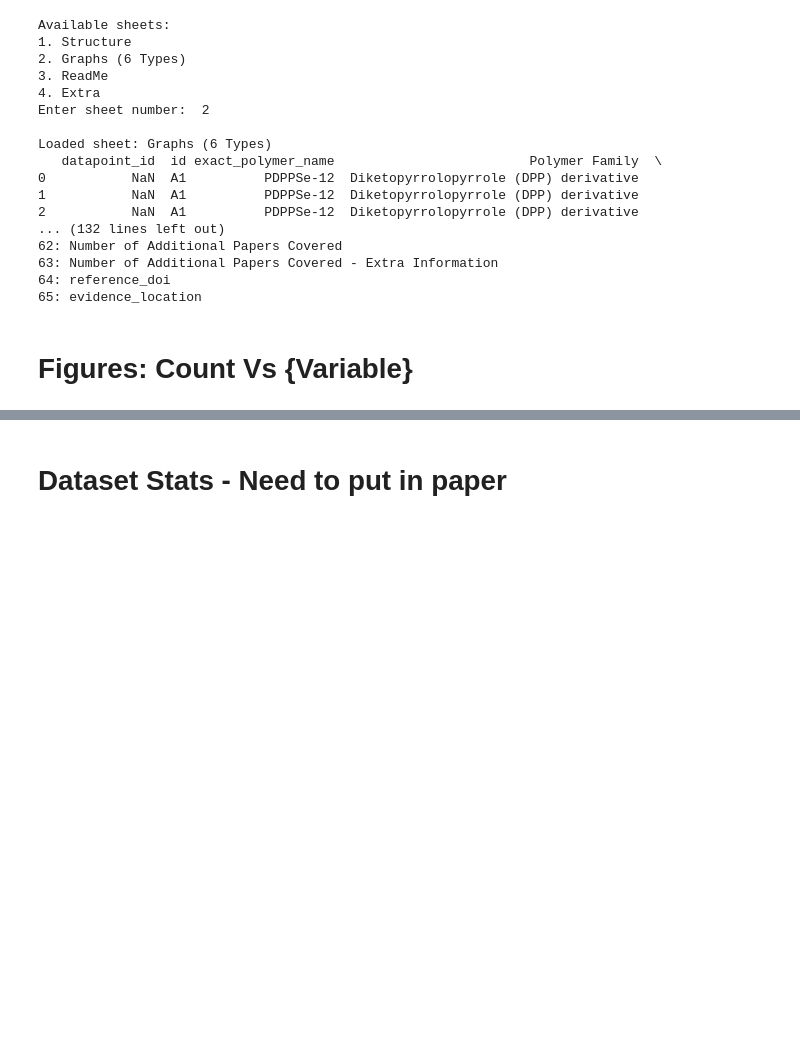
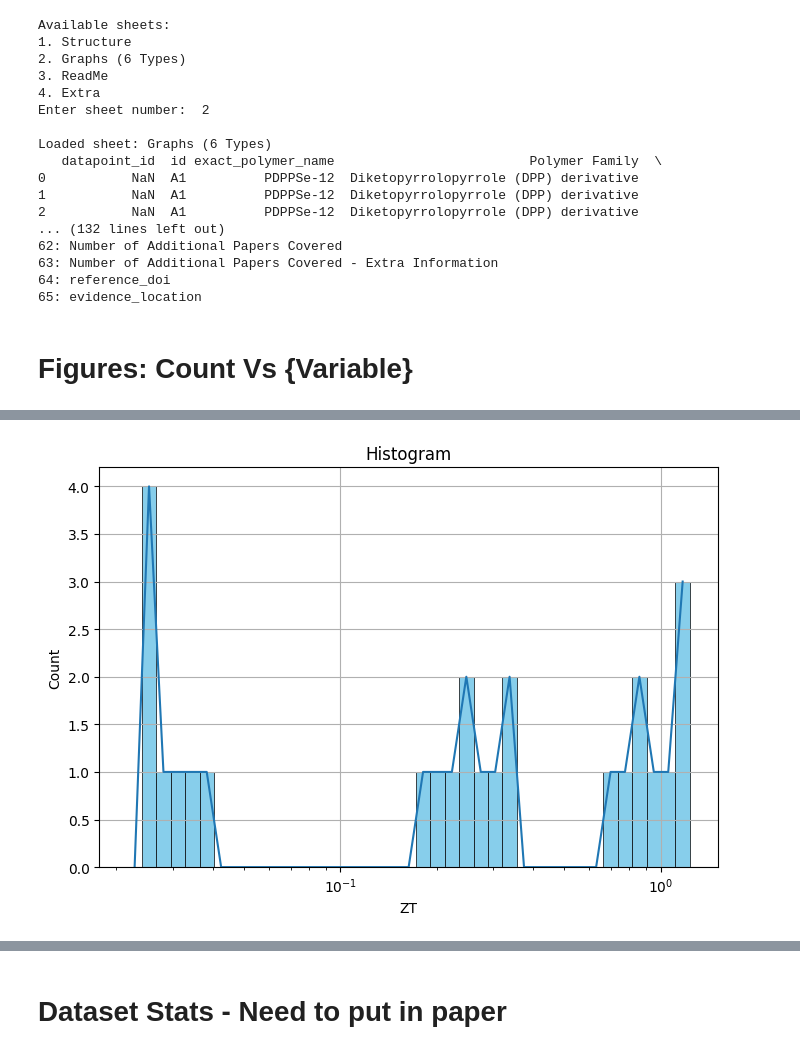
Before and after one commit to kasif1234/Qatar-Environment-and-Energy-Research-Institute-Internship-Work-, a Jupyter notebook: Scalable_Work/Scalable_Dataset_Analysis.ipynb, the cells around one changed output, grey strips where cells are left out. Drawn from its saved outputs; the diff is of its cells as text; code cells hidden in the pictures; blank space fills up the shorter version.

```diff
--- a/Scalable_Work/Scalable_Dataset_Analysis.ipynb
+++ b/Scalable_Work/Scalable_Dataset_Analysis.ipynb
@@ -106,0 +187,40 @@ plt.show()
+# %%
+# Count Vs ZT
+
+
+import matplotlib.pyplot as plt
+import numpy as np
+import pandas as pd
+
+col_name = column_dict[46]
+x = pd.to_numeric(df[col_name], errors='coerce')
+x = x.replace([np.inf, -np.inf], np.nan).dropna()
+x = x[x > 0]
+
+# Log-spaced bins
+bins = np.logspace(np.log10(x.min()), np.log10(x.max()), 40)
+
+# Histogram counts
+counts, bin_edges = np.histogram(x, bins=bins)
+
+# Bin centers
+bin_centers = np.sqrt(bin_edges[:-1] * bin_edges[1:])   # better for log scale
+
+plt.figure(figsize=(7, 5))
+
+# Histogram
+plt.hist(x, bins=bins, color='skyblue', edgecolor='black', linewidth=0.5)
+
+# Line connecting bar tips
+plt.plot(bin_centers, counts, linewidth=1.5)
+plt.grid()
+
+plt.xscale('log')
+plt.xlabel("ZT")
+plt.ylabel('Count')
+plt.title("Histogram")
+
+plt.tight_layout()
+plt.show()
+# %% [output]
+[figure, added]
```
Also changed, not shown: parts of 6 cells of this notebook, 8 other files.
